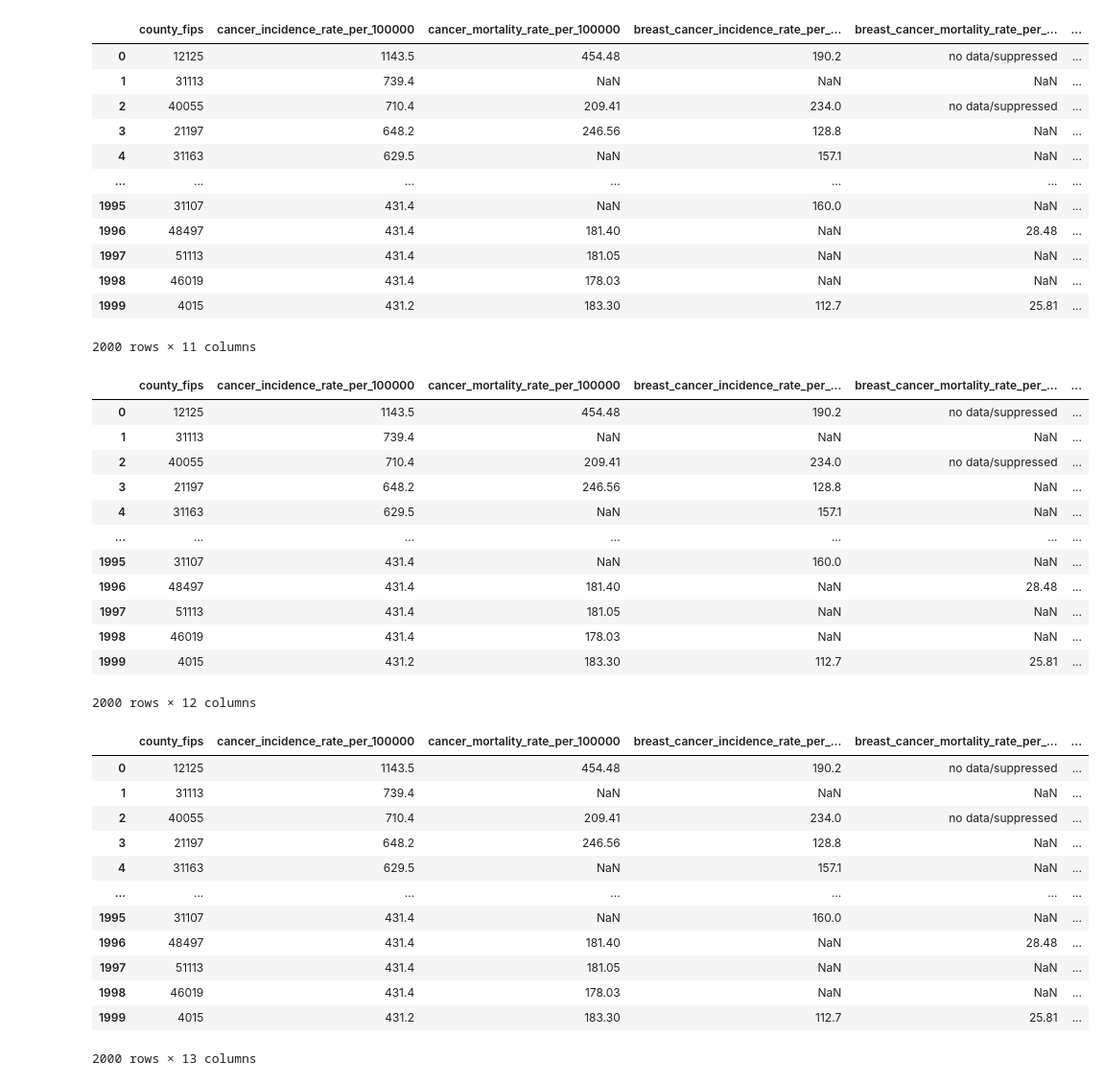
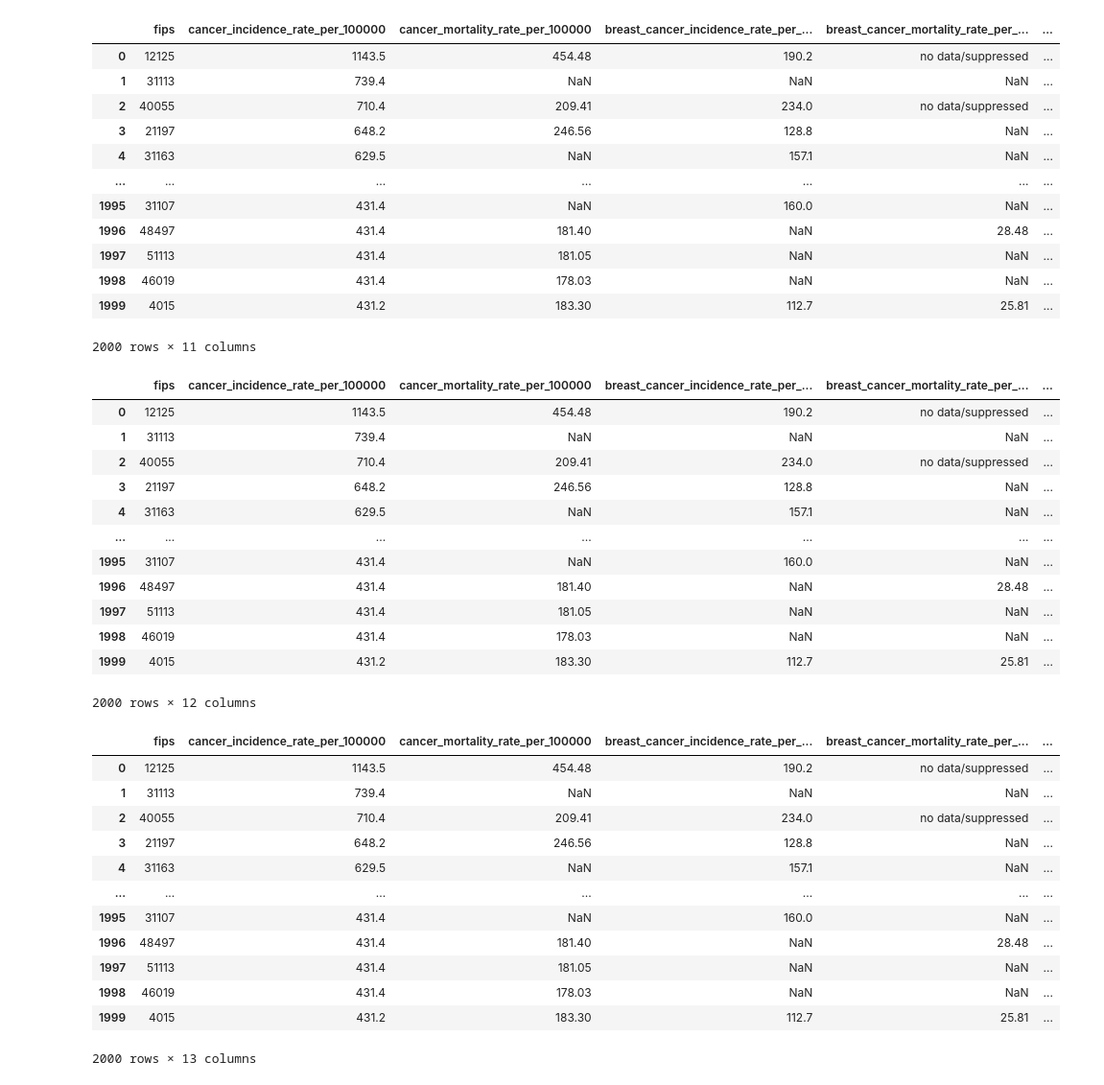
Before and after one commit to agale123/sep-cancer-inequality, a Jupyter notebook: notebooks/cleaning/nci.ipynb, the cells around one changed output. Shown: that part at 96% size. Cells and saved outputs as stored; diff of their text form; code cells hidden in the pictures.

```diff
--- a/notebooks/cleaning/nci.ipynb
+++ b/notebooks/cleaning/nci.ipynb
@@ -7,17 +7,17 @@ def add_file(old_df, file, cols):
     df_new = pd.read_csv("../../data/raw/" + file, header=1)
     df_new = df_new.rename(columns=cols)
     df_new = df_new[cols.values()]
-    return old_df.join(df_new.set_index("county_fips"), on="county_fips")
+    return old_df.join(df_new.set_index("fips"), on="fips")
 # %%
 # Start with the incidence rate of all cancers for both sexes
 file = "Incidence_US_by_County_All_Races_All_Cancer_Sites_(Both_Sexes)_2013_-_2017.csv"
 df = pd.read_csv("../../data/raw/" + file, header=1)
 df = df.rename(
     columns={
-        "County FIPS": "county_fips",
+        "County FIPS": "fips",
         "Age-Adjusted Rate per 100,000": "cancer_incidence_rate_per_100000",
     }
 )
-df = df[["county_fips", "cancer_incidence_rate_per_100000"]]
+df = df[["fips", "cancer_incidence_rate_per_100000"]]
 df
 # %% [output]
@@ -40,7 +40,7 @@ df = add_file(
     df,
     "Mortality_US_by_County_All_Races_All_Malignant_Cancers_(Both_Sexes)_2014_-_2018.csv",
     {
-        "County FIPS": "county_fips",
+        "County FIPS": "fips",
         "Age-Adjusted Rate per 100,000": "cancer_mortality_rate_per_100000",
     },
 )
@@ -62,34 +62,34 @@ df
 # %%
 # Incidence and mortality for other cancers
 def add_cancer_rates(df_old, file_name, formatted_name):
     df_new = add_file(
         df_old,
         "Incidence_US_by_County_All_Races_" + file_name + "_2013_-_2017.csv",
         {
-            "County FIPS": "county_fips",
+            "County FIPS": "fips",
             "Age-Adjusted Rate per 100,000": formatted_name
             + "_cancer_incidence_rate_per_100000",
         },
     )
     df_new = add_file(
         df_new,
         "Mortality_US_by_County_All_Races_" + file_name + "_2014_-_2018.csv",
         {
-            "County FIPS": "county_fips",
+            "County FIPS": "fips",
             "Age-Adjusted Rate per 100,000": formatted_name
             + "_cancer_mortality_rate_per_100000",
         },
     )
     return df_new
 
 
 df = add_cancer_rates(df, "Breast_(Female)", "breast")
 df = add_cancer_rates(df, "Colon_&_Rectum_(Both_Sexes)", "colorectal")
 df = add_cancer_rates(df, "Lung_&_Bronchus_(Both_Sexes)", "lung")
 df = add_cancer_rates(df, "Prostate_(Male)", "prostate")
 df
 # %% [output]
-|  | county_fips | cancer_incidence_rate_per_100000 | cancer_mortality_rate_per_100000 | breast_cancer_incidence_rate_per_... | breast_cancer_mortality_rate_per_... | ... |
+|  | fips | cancer_incidence_rate_per_100000 | cancer_mortality_rate_per_100000 | breast_cancer_incidence_rate_per_... | breast_cancer_mortality_rate_per_... | ... |
 | 0 | 12125 | 1143.5 | 454.48 | 190.2 | no data/suppressed | ... |
 | 1 | 31113 | 739.4 | NaN | NaN | NaN | ... |
 | 2 | 40055 | 710.4 | 209.41 | 234.0 | no data/suppressed | ... |
@@ -107,11 +107,11 @@ df
 df = add_file(
     df,
     "Demographics_US_by_County_Income_Median_Household_Income_(Both_Sexes_-_2014_to_2018)_2014_-_2018.csv",
-    {"County FIPS": "county_fips", "Dollars": "median_household_income"},
+    {"County FIPS": "fips", "Dollars": "median_household_income"},
 )
 df
 # %% [output]
-|  | county_fips | cancer_incidence_rate_per_100000 | cancer_mortality_rate_per_100000 | breast_cancer_incidence_rate_per_... | breast_cancer_mortality_rate_per_... | ... |
+|  | fips | cancer_incidence_rate_per_100000 | cancer_mortality_rate_per_100000 | breast_cancer_incidence_rate_per_... | breast_cancer_mortality_rate_per_... | ... |
 | 0 | 12125 | 1143.5 | 454.48 | 190.2 | no data/suppressed | ... |
 | 1 | 31113 | 739.4 | NaN | NaN | NaN | ... |
 | 2 | 40055 | 710.4 | 209.41 | 234.0 | no data/suppressed | ... |
@@ -129,11 +129,11 @@ df
 df = add_file(
     df,
     "Demographics_US_by_County_Non-English_Language_Language_Isolation_(Both_Sexes_-_2014_to_2018)_2014_-_2018.csv",
-    {"County FIPS": "county_fips", "Percent": "language_isolation_percent"},
+    {"County FIPS": "fips", "Percent": "language_isolation_percent"},
 )
 df
 # %% [output]
-|  | county_fips | cancer_incidence_rate_per_100000 | cancer_mortality_rate_per_100000 | breast_cancer_incidence_rate_per_... | breast_cancer_mortality_rate_per_... | ... |
+|  | fips | cancer_incidence_rate_per_100000 | cancer_mortality_rate_per_100000 | breast_cancer_incidence_rate_per_... | breast_cancer_mortality_rate_per_... | ... |
 | 0 | 12125 | 1143.5 | 454.48 | 190.2 | no data/suppressed | ... |
 | 1 | 31113 | 739.4 | NaN | NaN | NaN | ... |
 | 2 | 40055 | 710.4 | 209.41 | 234.0 | no data/suppressed | ... |
```
Also changed, not shown: parts of 8 cells of this notebook, 7 other files.
